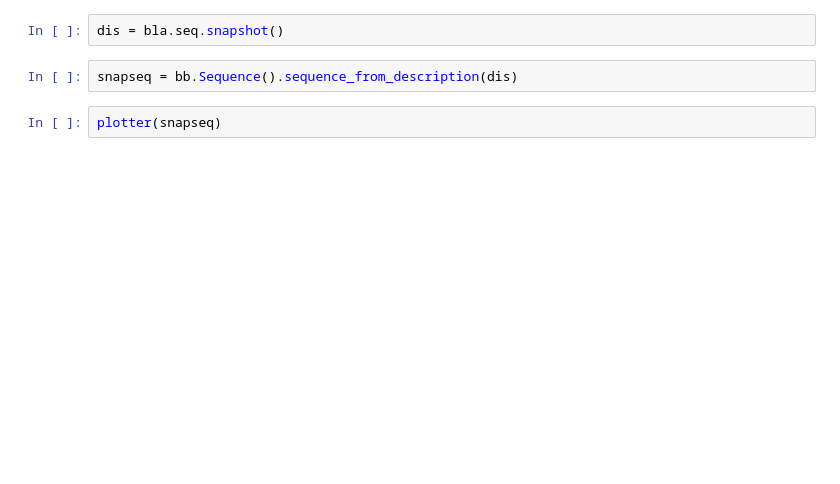
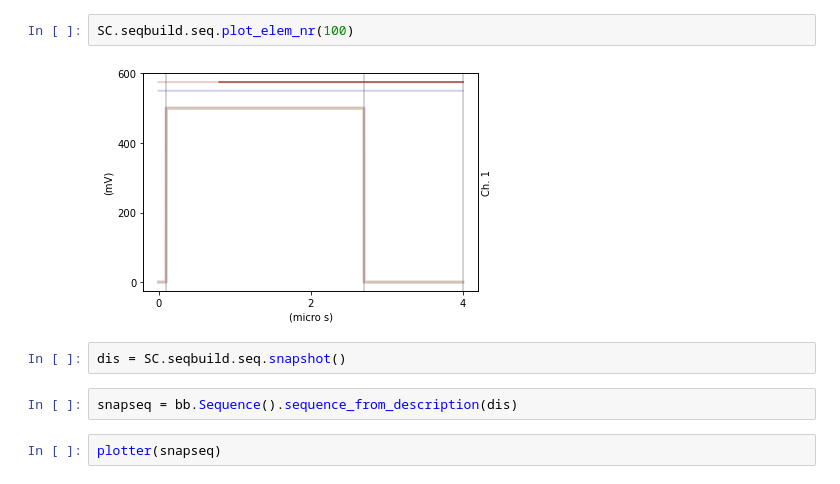
Before and after one commit to cqed-at-qdev/QCoDeS-experiment, a Jupyter notebook: Example.ipynb, the cells around one changed output. Cells and saved outputs as stored; diff of their text form; blank space fills up the shorter version.

```diff
--- a/Example.ipynb
+++ b/Example.ipynb
@@ -24,5 +72,9 @@ bla.SR.set(1.5e9)
+# %%
+SC.seqbuild.seq.plot_elem_nr(100)
+# %% [output]
+[figure, added]
 # %%
-dis = bla.seq.snapshot()
+dis = SC.seqbuild.seq.snapshot()
 # %%
 snapseq = bb.Sequence().sequence_from_description(dis)
 # %%
```
Also changed, not shown: parts of 32 cells of this notebook.
